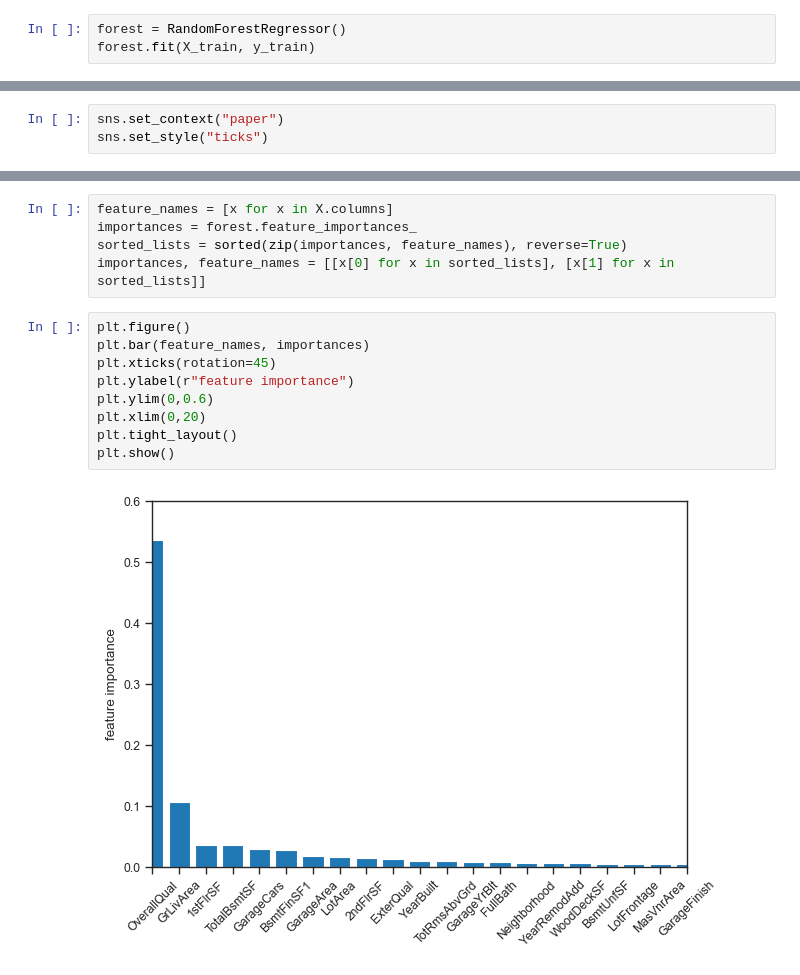
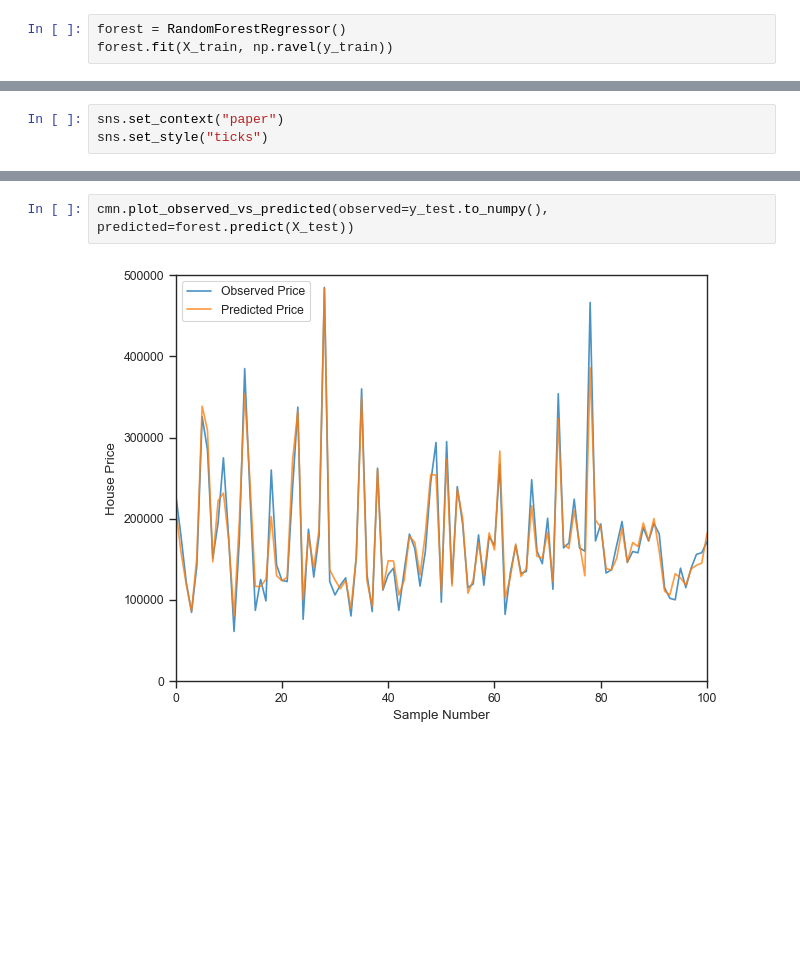
Before and after one commit to yummypugs/Data-Analytics-in-Business, a Jupyter notebook: 1.0 Housing Dataset with Strings_Ian.ipynb, the cells around one changed output, grey strips where cells are left out. Cells and saved outputs as stored; diff of their text form; blank space fills up the shorter version.

```diff
--- a/1.0 Housing Dataset with Strings_Ian.ipynb
+++ b/1.0 Housing Dataset with Strings_Ian.ipynb
@@ -206,6 +151,6 @@ y_test
 # %%
 forest = RandomForestRegressor()
-forest.fit(X_train, y_train)
+forest.fit(X_train, np.ravel(y_train))
 # %% [output]
 RandomForestRegressor()
 # %% [markdown]
@@ -261,16 +170,4 @@ plt.show()
-# %%
-feature_names = [x for x in X.columns]
-importances = forest.feature_importances_
-sorted_lists = sorted(zip(importances, feature_names), reverse=True)
-importances, feature_names = [[x[0] for x in sorted_lists], [x[1] for x in sorted_lists]]
-# %%
-plt.figure()
-plt.bar(feature_names, importances)
-plt.xticks(rotation=45)
-plt.ylabel(r"feature importance")
-plt.ylim(0,0.6)
-plt.xlim(0,20)
-plt.tight_layout()
-plt.show()
-# %% [output]
-[figure, removed]
+# %%
+cmn.plot_observed_vs_predicted(observed=y_test.to_numpy(), predicted=forest.predict(X_test))
+# %% [output]
+[figure, added]
```
Also changed, not shown: parts of 25 cells of this notebook, 2 other files.
